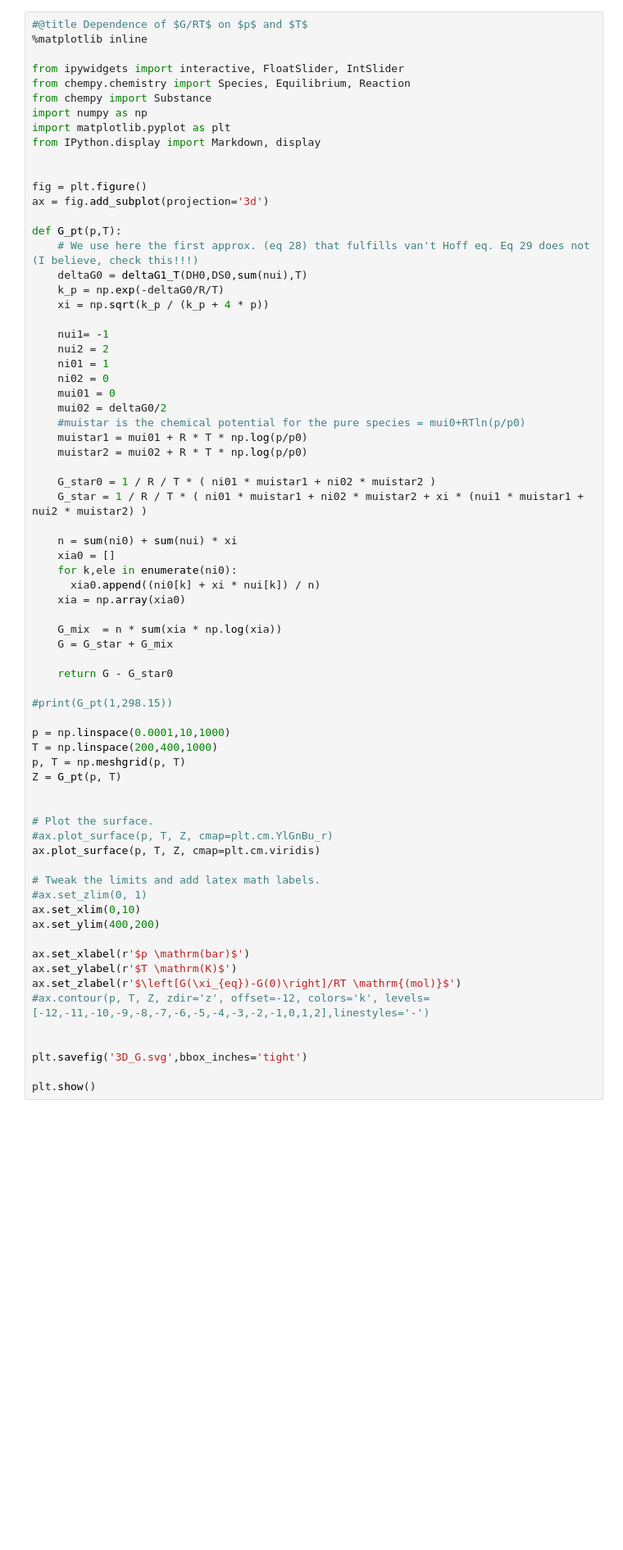
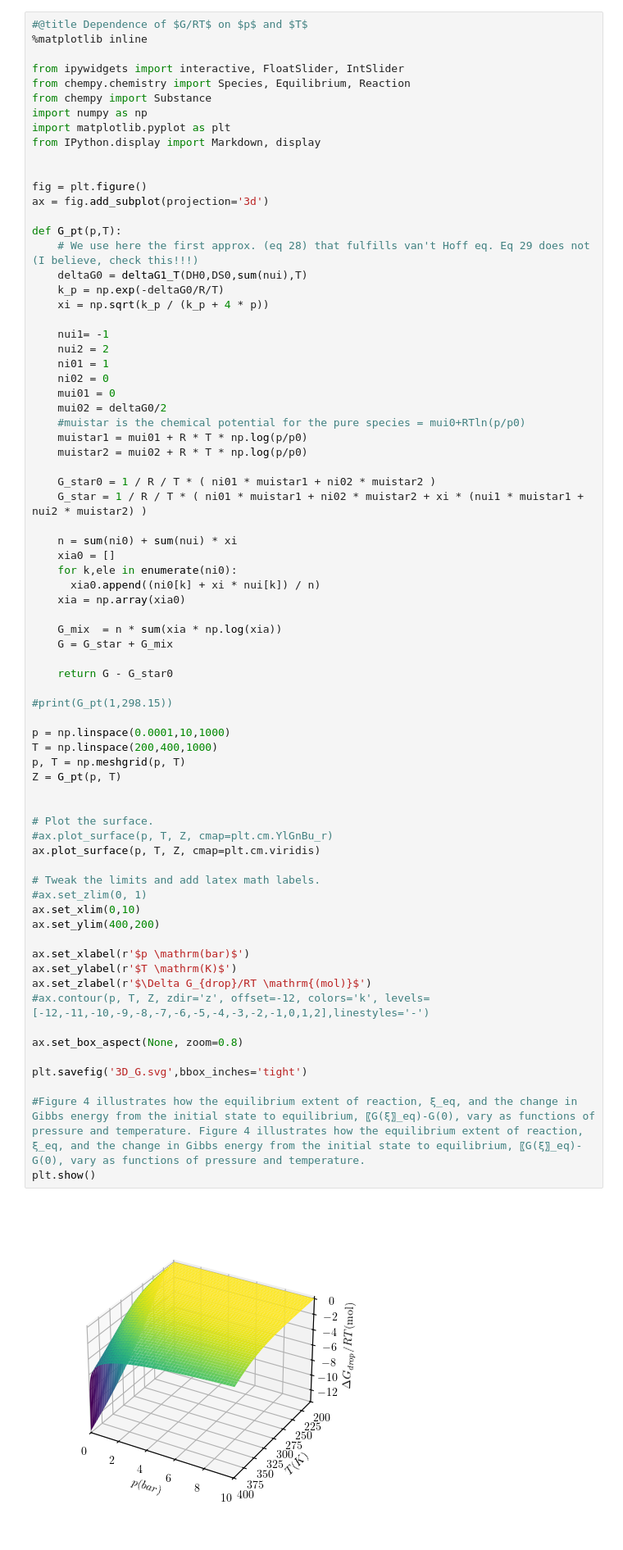
Before and after one commit to emartineznunez/Kp, a Jupyter notebook: chem_thermo.ipynb, the cells around one changed output. Shown at 82% size. Drawn from its saved outputs; the diff is of its cells as text; blank space fills up the shorter version.

```diff
--- a/chem_thermo.ipynb
+++ b/chem_thermo.ipynb
@@ -256,34 +269,38 @@ def G_pt(p,T):
     G_mix  = n * sum(xia * np.log(xia))
     G = G_star + G_mix
 
     return G - G_star0
 
 #print(G_pt(1,298.15))
 
 p = np.linspace(0.0001,10,1000)
 T = np.linspace(200,400,1000)
 p, T = np.meshgrid(p, T)
 Z = G_pt(p, T)
 
 
 # Plot the surface.
 #ax.plot_surface(p, T, Z, cmap=plt.cm.YlGnBu_r)
 ax.plot_surface(p, T, Z, cmap=plt.cm.viridis)
 
 # Tweak the limits and add latex math labels.
 #ax.set_zlim(0, 1)
 ax.set_xlim(0,10)
 ax.set_ylim(400,200)
 
 ax.set_xlabel(r'$p \mathrm(bar)$')
 ax.set_ylabel(r'$T \mathrm(K)$')
-ax.set_zlabel(r'$\left[G(\xi_{eq})-G(0)\right]/RT \mathrm{(mol)}$')
+ax.set_zlabel(r'$\Delta G_{drop}/RT \mathrm{(mol)}$')
 #ax.contour(p, T, Z, zdir='z', offset=-12, colors='k', levels=[-12,-11,-10,-9,-8,-7,-6,-5,-4,-3,-2,-1,0,1,2],linestyles='-')
 
+ax.set_box_aspect(None, zoom=0.8)
 
 plt.savefig('3D_G.svg',bbox_inches='tight')
 
+#Figure 4 illustrates how the equilibrium extent of reaction, ξ_eq, and the change in Gibbs energy from the initial state to equilibrium, 〖G(ξ〗_eq)-G(0), vary as functions of pressure and temperature. Figure 4 illustrates how the equilibrium extent of reaction, ξ_eq, and the change in Gibbs energy from the initial state to equilibrium, 〖G(ξ〗_eq)-G(0), vary as functions of pressure and temperature.
 plt.show()
+# %% [output]
+[figure, added]
 # %%
 #@title Dependence of $\xi_{eq}$ on $p$ and $T$
 %matplotlib inline
```
Also changed, not shown: parts of 4 cells of this notebook.
